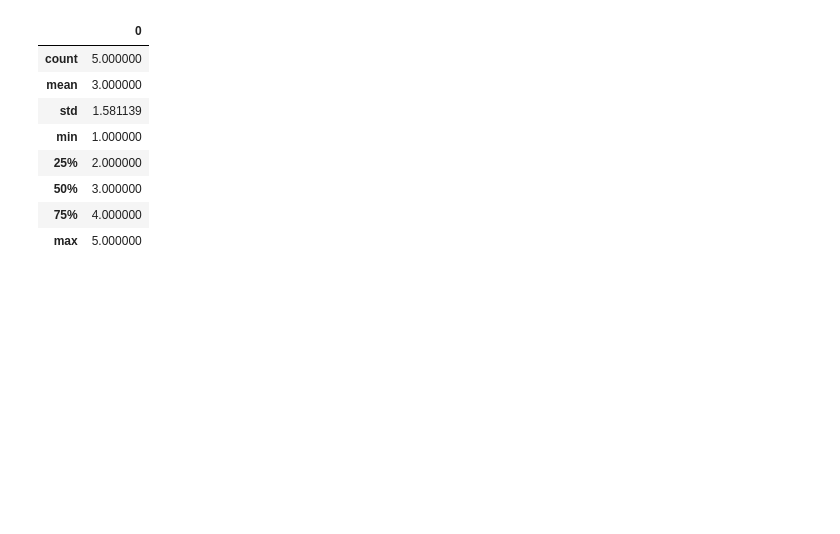
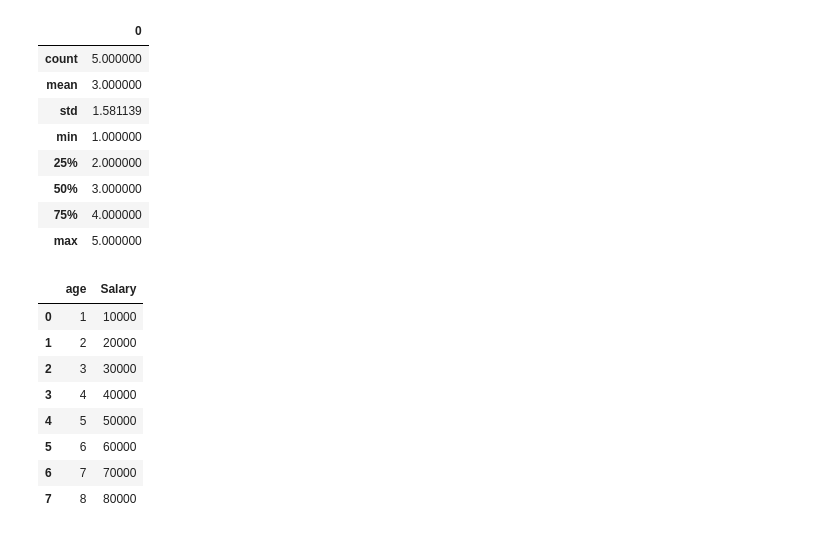
Before and after one commit to root-rashed/5-Minutes-to-Pandas, a Jupyter notebook: day_02.ipynb, the cells around one changed output. Drawn from its saved outputs; the diff is of its cells as text; code cells hidden in the pictures; blank space fills up the shorter version.

```diff
--- a/day_02.ipynb
+++ b/day_02.ipynb
@@ -140,3 +140,21 @@ df2.describe()
 | 50% | 3.000000 |
 | 75% | 4.000000 |
 | max | 5.000000 |
+# %%
+data = {
+    'age':[1,2,3,4,5,6,7,8],
+    'Salary':[10000,20000,30000,40000,50000,60000,70000,80000]
+}
+d = pd.DataFrame(data)
+# %%
+d
+# %% [output]
+|  | age | Salary |
+| 0 | 1 | 10000 |
+| 1 | 2 | 20000 |
+| 2 | 3 | 30000 |
+| 3 | 4 | 40000 |
+| 4 | 5 | 50000 |
+| 5 | 6 | 60000 |
+| 6 | 7 | 70000 |
+| 7 | 8 | 80000 |
```
Also changed, not shown: parts of 7 cells of this notebook.
